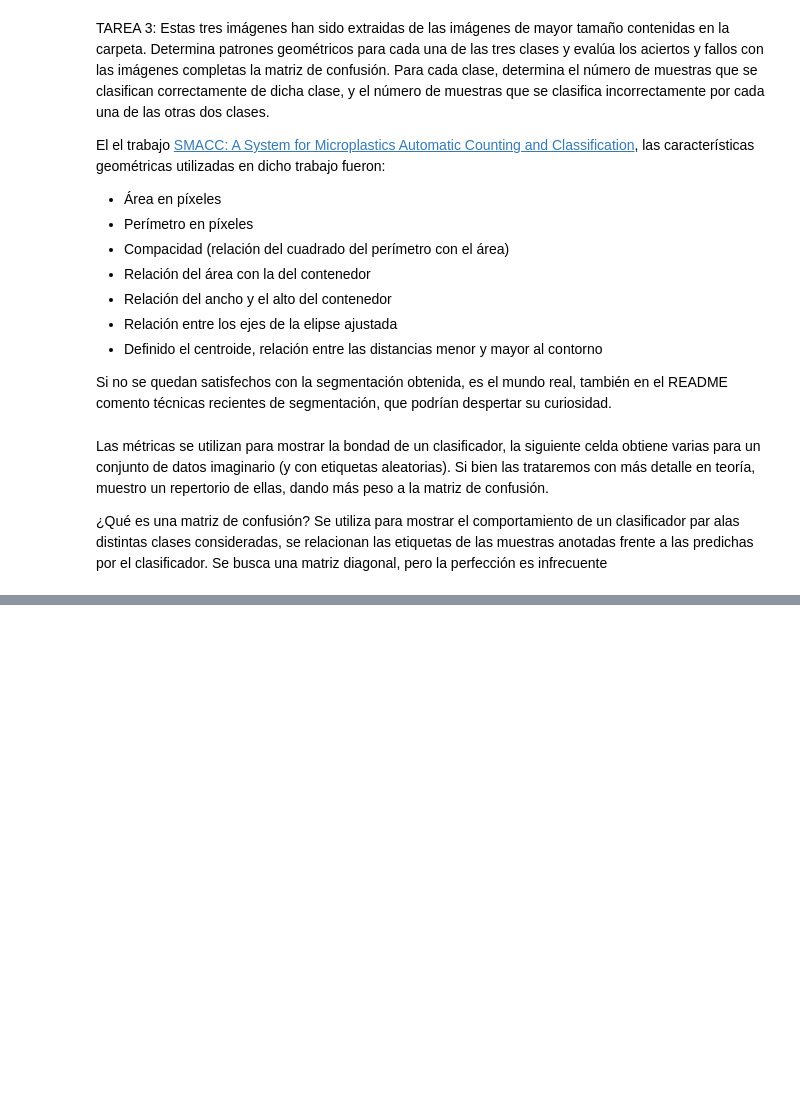
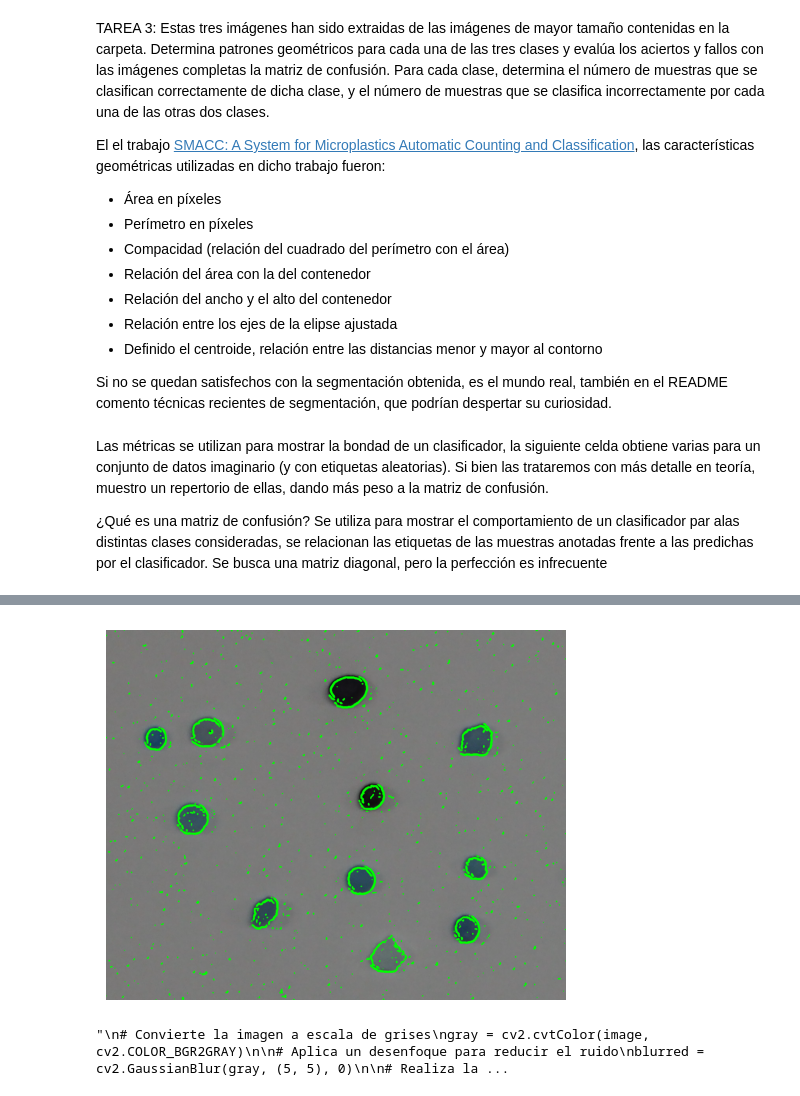
Before and after one commit to VC-ulpgc-JRP-y-SGR/p3-vc, a Jupyter notebook: VC_P3.ipynb, the cells around one changed output, grey strips where cells are left out. Drawn from its saved outputs; the diff is of its cells as text; code cells hidden in the pictures; blank space fills up the shorter version.

Commit message:
CONTOURNS

```diff
--- a/VC_P3.ipynb
+++ b/VC_P3.ipynb
@@ -454,3 +476,54 @@ Las métricas se utilizan para mostrar la bondad de un clasificador, la siguient
 
 ¿Qué es una matriz de confusión?
 Se utiliza para mostrar el comportamiento de un clasificador par alas distintas clases consideradas, se relacionan las etiquetas de las muestras anotadas frente a las predichas por el clasificador. Se busca una matriz diagonal, pero la perfección es infrecuente
+# %%
+import cv2
+import matplotlib.pyplot as plt
+
+# Load the image
+image = cv2.imread('FRA.png')
+
+# Convert the image from BGR to RGB (OpenCV loads images as BGR)
+image_gray= cv2.cvtColor(image, cv2.COLOR_BGR2GRAY)
+# Apply adaptive thresholding
+thresholded = cv2.adaptiveThreshold(image_gray, 255, cv2.ADAPTIVE_THRESH_MEAN_C, cv2.THRESH_BINARY, 11, 2)
+blurred = cv2.GaussianBlur(thresholded, (5, 5), 0)
+blurred = cv2.medianBlur(blurred, 5)
+
+x = cv2.Sobel(blurred, cv2.CV_64F, 1, 0)  # x
+_, x = cv2.threshold(x, 245, 255, cv2.THRESH_BINARY)
+y = cv2.Sobel(blurred, cv2.CV_64F, 0, 1)  # x
+_, y = cv2.threshold(y, 245, 255, cv2.THRESH_BINARY)
+
+
+result = np.clip(np.add(x, y), 0, 255)
+result = result.astype(np.uint8)
+
+
+contours, _ = cv2.findContours(result, cv2.RETR_EXTERNAL, cv2.CHAIN_APPROX_SIMPLE)
+
+# Dibuja los contornos en la imagen original
+cv2.drawContours(image, contours, -1, (0, 255, 0), 2)
+# Display the image using Matplotlib
+
+plt.imshow(image, cmap='gray')
+plt.axis('off')  # Hide axis labels
+plt.show()
+
+"""
+# Convierte la imagen a escala de grises
+gray = cv2.cvtColor(image, cv2.COLOR_BGR2GRAY)
+
+# Aplica un desenfoque para reducir el ruido
+blurred = cv2.GaussianBlur(gray, (5, 5), 0)
+
+# Realiza la detección de bordes usando Canny
+
+# Encuentra los contornos en la imagen
+
+# Muestra la imagen con los contornos
+cv2.imshow('Contornos', edges)
+cv2.waitKey(0)
+cv2.destroyAllWindows()
+"""
+# %% [output]
@@ -457,2 +531,4 @@ Se utiliza para mostrar el comportamiento de un clasificador par alas distintas
+[figure, added]
+"\n# Convierte la imagen a escala de grises\ngray = cv2.cvtColor(image, cv2.COLOR_BGR2GRAY)\n\n# Aplica un desenfoque para reducir el ruido\nblurred = cv2.GaussianBlur(gray, (5, 5), 0)\n\n# Realiza la ...
 # %%
 
```
Also changed, not shown: parts of 6 cells of this notebook.
